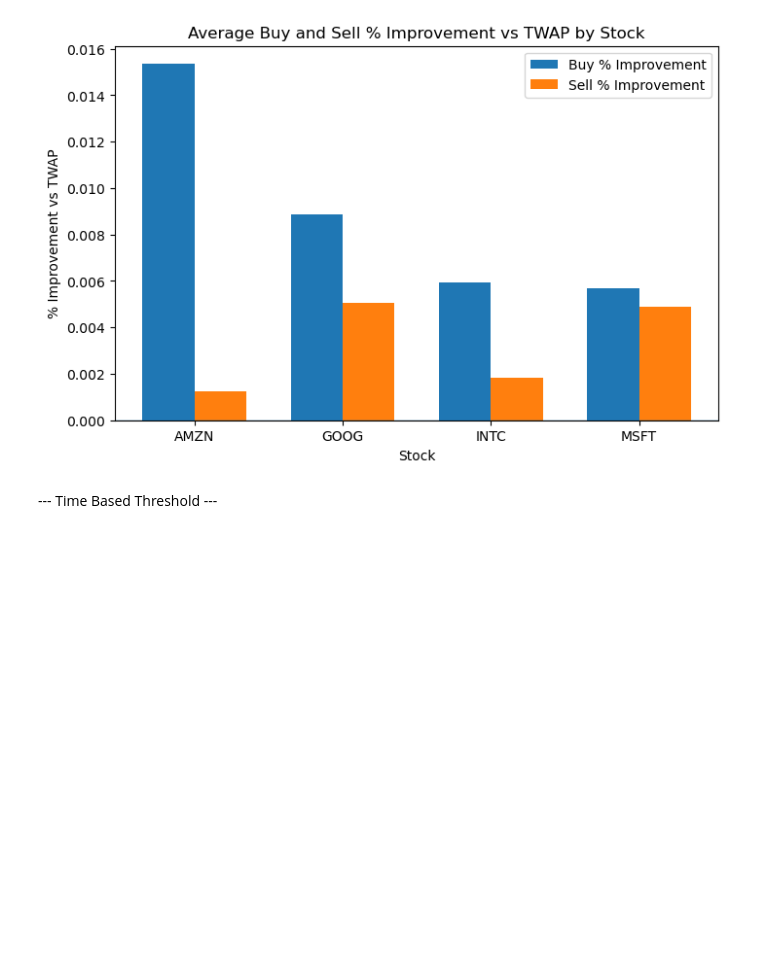
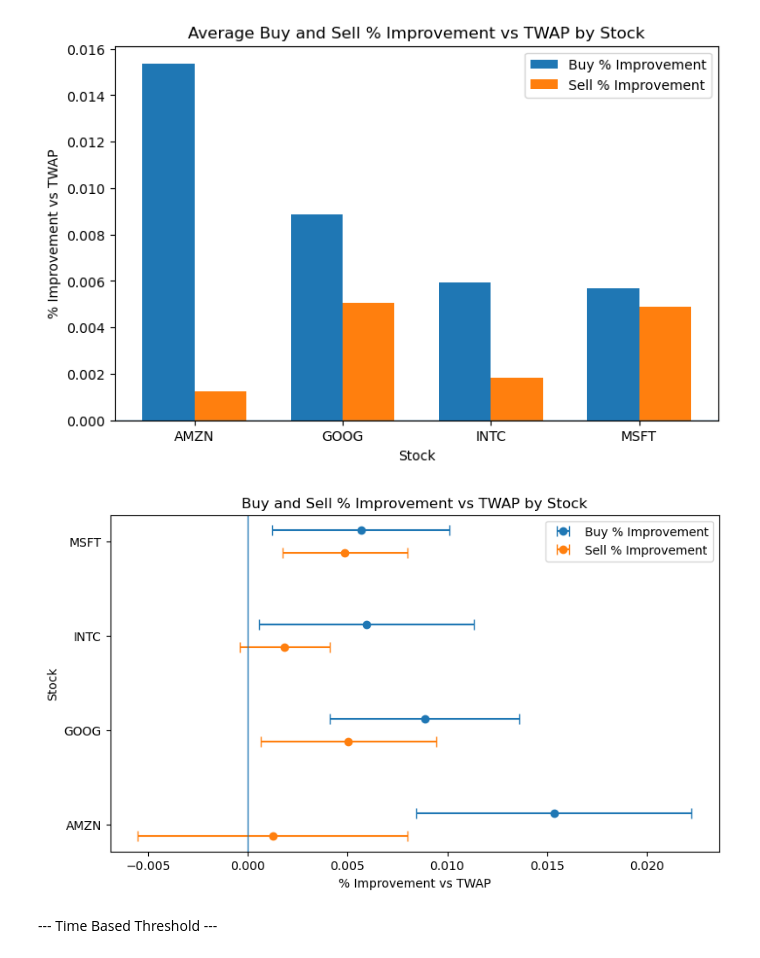
Before and after one commit to FishInAZ/ORIE-5259-Algo-Trading, a Jupyter notebook: Strategy_4/Multi_Factor_Strategy.ipynb, the cells around one changed output. Saved outputs shown, nothing was run; the diff lists cells and outputs as text; code cells hidden in the pictures; blank space fills up the shorter version.

Commit message:
update charts

```diff
--- a/Strategy_4/Multi_Factor_Strategy.ipynb
+++ b/Strategy_4/Multi_Factor_Strategy.ipynb
@@ -832,6 +832,36 @@ plt.legend()
 plt.show()
 # %% [output]
 [figure]
+# %%
+# Compute mean and standard error
+buy_stats = test_buy_compare.groupby("stock_name")["pct_improvement_vs_twap"].agg(["mean", "std", "count"])
+buy_stats["se"] = buy_stats["std"] / np.sqrt(buy_stats["count"])
+
+sell_stats = test_sell_compare.groupby("stock_name")["pct_improvement_vs_twap"].agg(["mean", "std", "count"])
+sell_stats["se"] = sell_stats["std"] / np.sqrt(sell_stats["count"])
+
+stock_order = ["AMZN", "GOOG", "INTC", "MSFT"]
+y = np.arange(len(stock_order))
+
+buy_means = buy_stats.loc[stock_order, "mean"]
+buy_se = buy_stats.loc[stock_order, "se"]
+
+sell_means = sell_stats.loc[stock_order, "mean"]
+sell_se = sell_stats.loc[stock_order, "se"]
+
+plt.figure(figsize=(9, 5))
+plt.errorbar(buy_means, y + 0.12, xerr=buy_se, fmt="o", capsize=4, label="Buy % Improvement")
+plt.errorbar(sell_means, y - 0.12, xerr=sell_se, fmt="o", capsize=4, label="Sell % Improvement")
+
+plt.axvline(0, linewidth=1)
+plt.yticks(y, stock_order)
+plt.xlabel("% Improvement vs TWAP")
+plt.ylabel("Stock")
+plt.title("Buy and Sell % Improvement vs TWAP by Stock")
+plt.legend()
+plt.show()
+# %% [output]
+[figure, added]
 # %% [markdown]
 --- Time Based Threshold ---
 # %%
```
Also changed, not shown: parts of 2 cells of this notebook.
